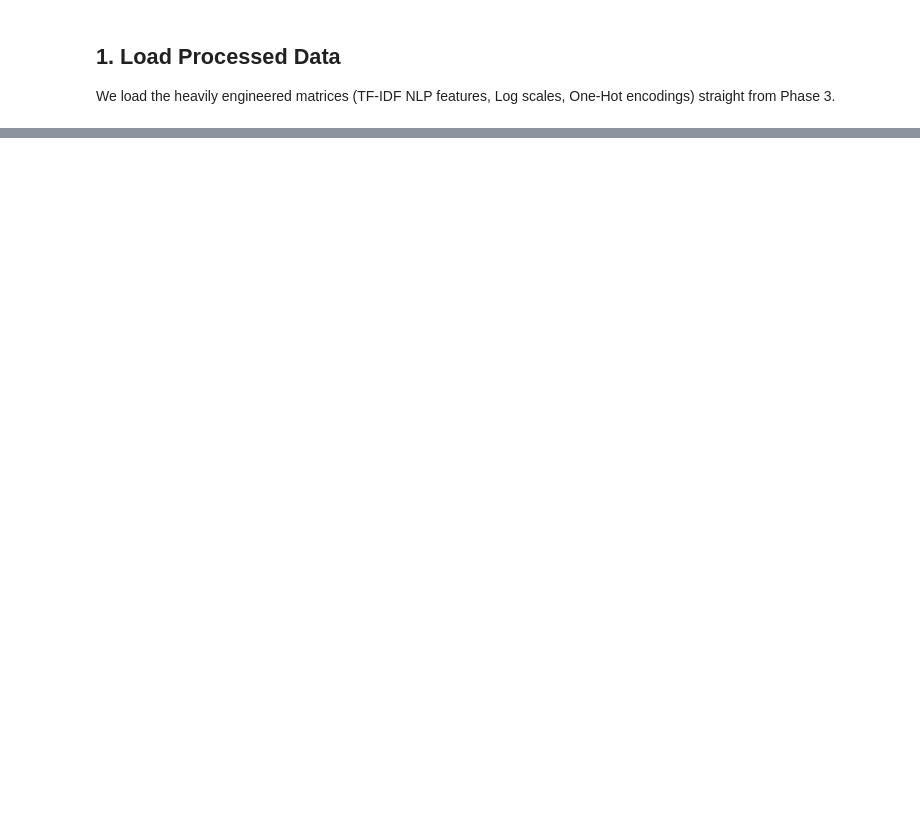
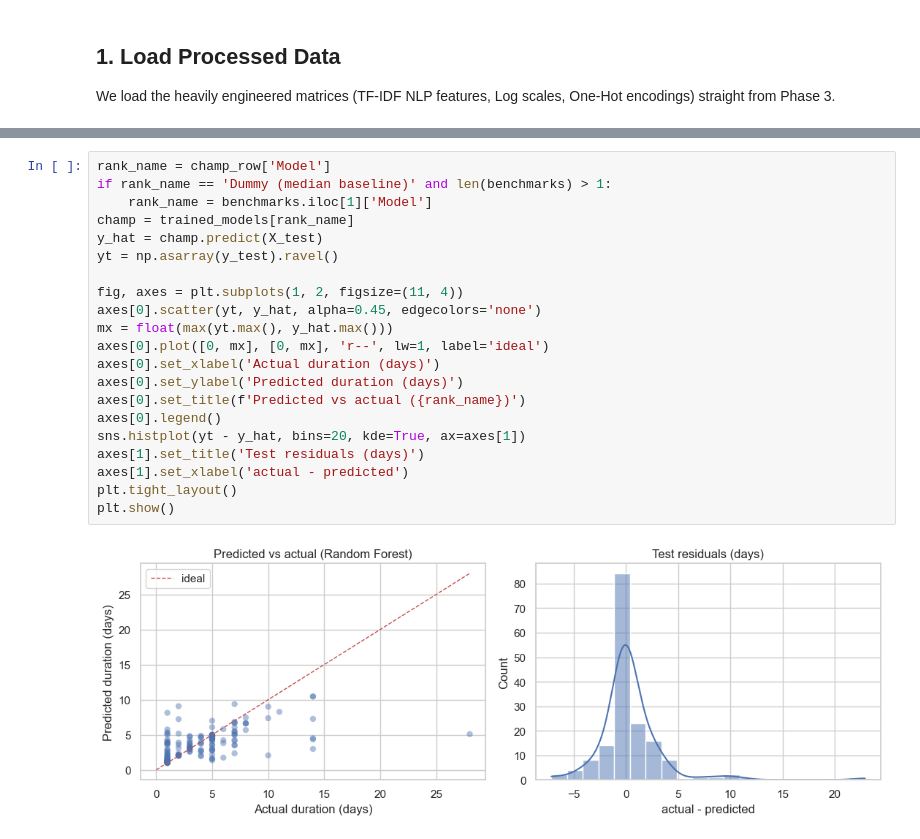
Before and after one commit to Kacem-Trabelsi/machine_learning, a Jupyter notebook: regression_hospital_data _set/02c_Modeling_Hospital.ipynb, the cells around one changed output, grey strips where cells are left out. Cells and saved outputs as stored; diff of their text form; blank space fills up the shorter version.

```diff
--- a/regression_hospital_data _set/02c_Modeling_Hospital.ipynb
+++ b/regression_hospital_data _set/02c_Modeling_Hospital.ipynb
@@ -98,0 +131,23 @@ plt.show()
+# %%
+rank_name = champ_row['Model']
+if rank_name == 'Dummy (median baseline)' and len(benchmarks) > 1:
+    rank_name = benchmarks.iloc[1]['Model']
+champ = trained_models[rank_name]
+y_hat = champ.predict(X_test)
+yt = np.asarray(y_test).ravel()
+
+fig, axes = plt.subplots(1, 2, figsize=(11, 4))
+axes[0].scatter(yt, y_hat, alpha=0.45, edgecolors='none')
+mx = float(max(yt.max(), y_hat.max()))
+axes[0].plot([0, mx], [0, mx], 'r--', lw=1, label='ideal')
+axes[0].set_xlabel('Actual duration (days)')
+axes[0].set_ylabel('Predicted duration (days)')
+axes[0].set_title(f'Predicted vs actual ({rank_name})')
+axes[0].legend()
+sns.histplot(yt - y_hat, bins=20, kde=True, ax=axes[1])
+axes[1].set_title('Test residuals (days)')
+axes[1].set_xlabel('actual - predicted')
+plt.tight_layout()
+plt.show()
+# %% [output]
+[figure, added]
```
Also changed, not shown: parts of 20 cells of this notebook, 10 other files.
